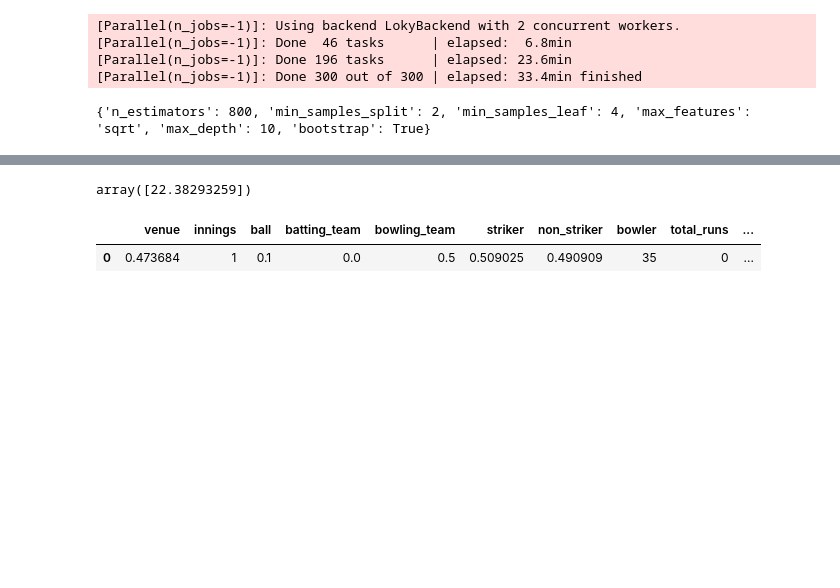
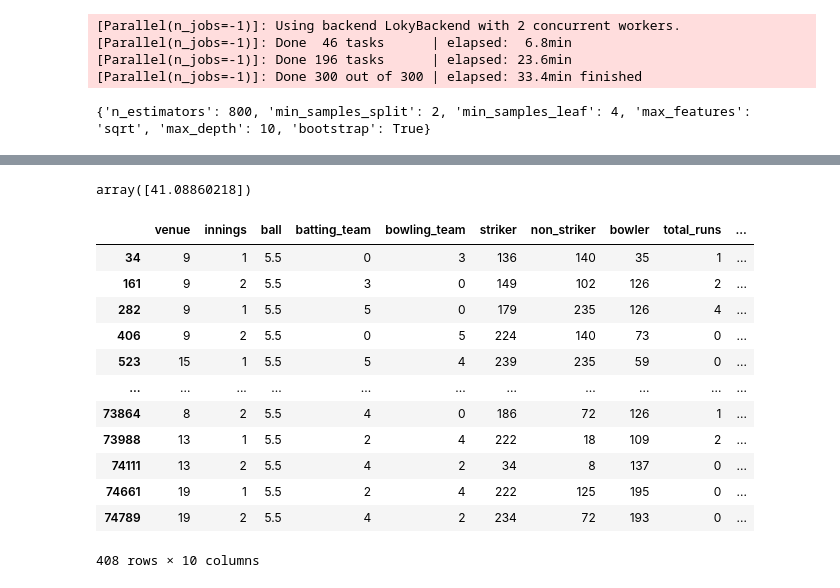
Before and after one commit to AndroBuddy/cricket-data-set, a Jupyter notebook: Score_prediction.ipynb, the cells around one changed output, grey strips where cells are left out. Cells and saved outputs as stored; diff of their text form; code cells hidden in the pictures; blank space fills up the shorter version.

```diff
--- a/Score_prediction.ipynb
+++ b/Score_prediction.ipynb
@@ -308,9 +329,21 @@ data = np.array([0.473684 , 1 , 0.1 , 0.0 , 0.5 , 0.509025 , 0.490909 , 36])
 # %%
+data = np.array([9, 2 , 5.5 , 5, 4])
 rf_random.predict(data.reshape(1 , -1))
 # %% [output]
-array([22.38293259])
+array([41.08860218])
-# %%
-matches.head(1)
-# %% [output]
-|  | venue | innings | ball | batting_team | bowling_team | striker | non_striker | bowler | total_runs | ... |
-| 0 | 0.473684 | 1 | 0.1 | 0.0 | 0.5 | 0.509025 | 0.490909 | 35 | 0 | ... |
+# %%
+matches[matches["ball"] == 5.5]
+# %% [output]
+|  | venue | innings | ball | batting_team | bowling_team | striker | non_striker | bowler | total_runs | ... |
+| 34 | 9 | 1 | 5.5 | 0 | 3 | 136 | 140 | 35 | 1 | ... |
+| 161 | 9 | 2 | 5.5 | 3 | 0 | 149 | 102 | 126 | 2 | ... |
+| 282 | 9 | 1 | 5.5 | 5 | 0 | 179 | 235 | 126 | 4 | ... |
+| 406 | 9 | 2 | 5.5 | 0 | 5 | 224 | 140 | 73 | 0 | ... |
+| 523 | 15 | 1 | 5.5 | 5 | 4 | 239 | 235 | 59 | 0 | ... |
+| ... | ... | ... | ... | ... | ... | ... | ... | ... | ... | ... |
+| 73864 | 8 | 2 | 5.5 | 4 | 0 | 186 | 72 | 126 | 1 | ... |
+| 73988 | 13 | 1 | 5.5 | 2 | 4 | 222 | 18 | 109 | 2 | ... |
+| 74111 | 13 | 2 | 5.5 | 4 | 2 | 34 | 8 | 137 | 0 | ... |
+| 74661 | 19 | 1 | 5.5 | 2 | 4 | 222 | 125 | 195 | 0 | ... |
+| 74789 | 19 | 2 | 5.5 | 4 | 2 | 234 | 72 | 193 | 0 | ... |
+408 rows × 10 columns
```
Also changed, not shown: parts of 10 cells of this notebook.
